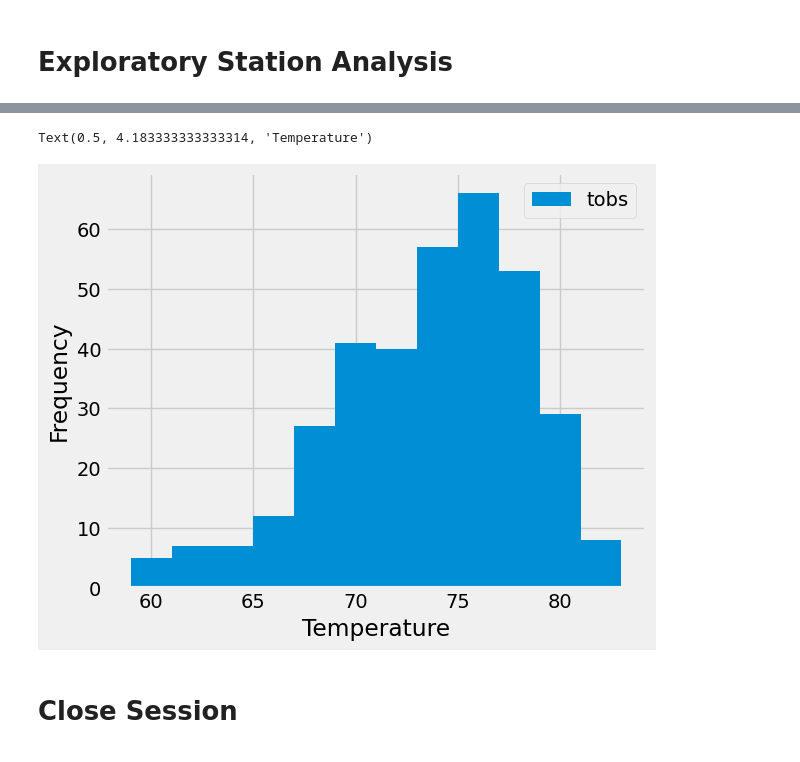
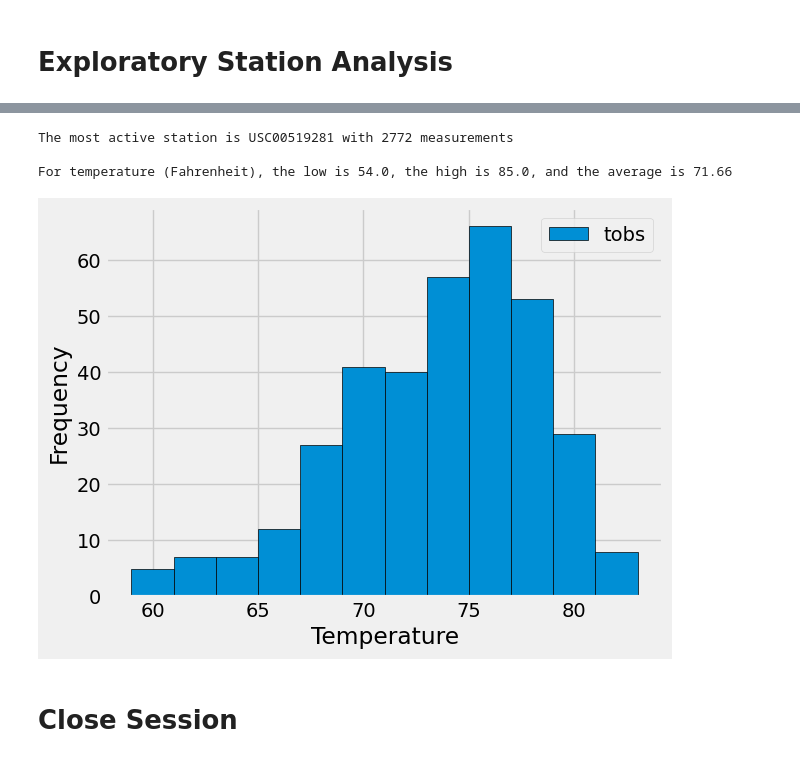
Before and after one commit to johbry17/10-sqlalchemy-challenge, a Jupyter notebook: climate.ipynb, the cells around one changed output, grey strips where cells are left out. Drawn from its saved outputs; the diff is of its cells as text; code cells hidden in the pictures.

Commit message:
rough draft of climate.ipynb done. revise plots

```diff
--- a/climate.ipynb
+++ b/climate.ipynb
@@ -99,9 +166,42 @@ Text(0, 0.5, 'Inches')
+# %%
+# Using the most active station id from the previous query, calculate the lowest, highest, and average temperature.
+ms = Measurement.station
+mas_name, mas_count = most_active_station = (
+    s.query(ms, func.count(ms))
+    .group_by(ms)
+    .order_by(func.count(ms).desc())
+    .limit(1)
+    .first()
+)
+print(f"The most active station is {mas_name} with {mas_count} measurements", "\n")
+
+mt = Measurement.tobs
+low, high, avg = (
+    s.query(func.min(mt), func.max(mt), func.avg(mt)).filter(ms == mas_name).first()
+)
+print(
+    f"For temperature (Fahrenheit), the low is {low}, the high is {high}, and the average is {avg:.2f}"
+)
+# %% [output]
+The most active station is USC00519281 with 2772 measurements
+
+For temperature (Fahrenheit), the low is 54.0, the high is 85.0, and the average is 71.66
 # %%
 # Using the most active station id
 # Query the last 12 months of temperature observation data for this station and plot the results as a histogram
+year_prior = dt.date(2017, 8, 23) - dt.timedelta(days=365)
+
+_ = s.query(mt).filter(ms == mas_name).filter(Measurement.date >= year_prior).all()
+
+fahrenheit = [temperature[0] for temperature in _]
+
+plt.hist(fahrenheit, bins=12, edgecolor="black", label="tobs")
+plt.xlabel("Temperature")
+plt.ylabel("Frequency")
+plt.legend()
+plt.show()
 # %% [output]
-Text(0.5, 4.183333333333314, 'Temperature')
-[figure, old version]
+[figure, new version]
 # %% [markdown]
 # Close Session
 # %%
```
Also changed, not shown: parts of 12 cells of this notebook.
